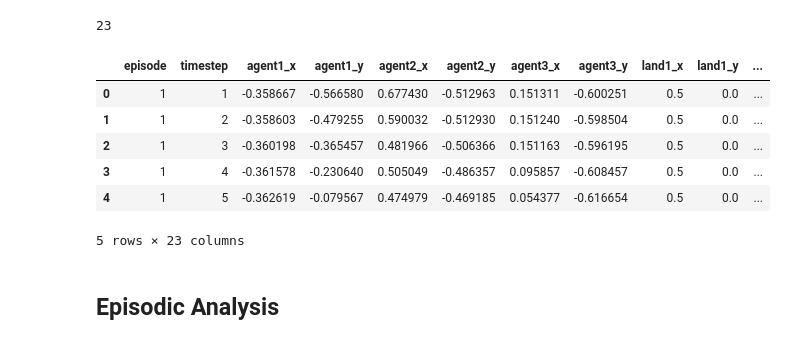
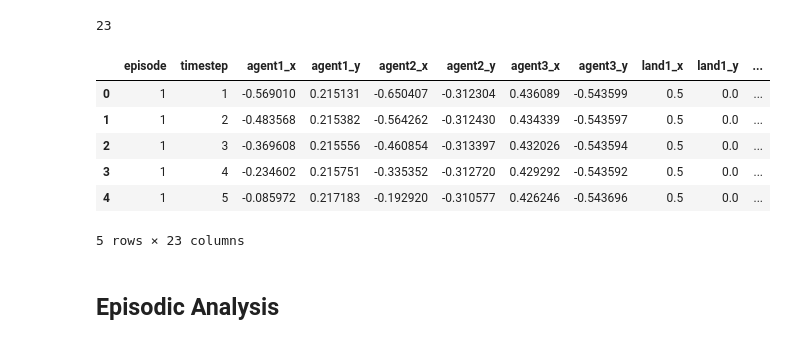
Before and after one commit to hossein-haeri/reward-sharing-relational-networks, a Jupyter notebook: maddpg/experiments/visualize_test_stats.ipynb, the cells around one changed output. Cells and saved outputs as stored; diff of their text form; code cells hidden in the pictures.

```diff
--- a/maddpg/experiments/visualize_test_stats.ipynb
+++ b/maddpg/experiments/visualize_test_stats.ipynb
@@ -7,6 +8,6 @@ import pickle
 # %%
 # import pickle file from ./test_policy/test_trajectory.pkl
-with open('./test_policy/test_fully-connected_03/test_trajectory.pkl', 'rb') as f:
+with open('./test_policy/test_fully-connected_10/test_trajectory.pkl', 'rb') as f:
     trajectories = pickle.load(f)
 
 episode = 20
@@ -39,38 +40,38 @@ for trajectory in trajectories:
 print(len(trajectory[0]))
 
 # trajectories is a list of trajectories. Where each trajectory is a list of:
 # [timestep, agent1_x, agent1_y, agent2_x, agent2_y, agent3_x, agent3_y, landmark1_x, landmark1_y, landmark2_x, landmark2_y, landmark3_x, landmark3_y, reward_1, reward_2, reward_3]
 # convert trajectories to pd dataframe with columns: episode, timestep, agent1_x, agent1_y, agent2_x, agent2_y, agent3_x, agent3_y, reward_1, reward_2, reward_3
 # Flatten the nested list
 flattened_data = [tup for trajectory in trajectories for tup in trajectory]
 # Convert to DataFrame
 df = pd.DataFrame(flattened_data, columns=[ 'episode', 'timestep',
                                             'agent1_x', 'agent1_y',
                                             'agent2_x', 'agent2_y',
                                             'agent3_x', 'agent3_y',
                                             'land1_x', 'land1_y',
                                             'land2_x', 'land2_y',
                                             'land3_x', 'land3_y',
                                             'reward_1', 'reward_2', 'reward_3',
                                             'agent1_cum_reward', 'agent2_cum_reward', 'agent3_cum_reward',
                                             'agent1_dist', 'agent2_dist', 'agent3_dist'])
 
 
 
 BLUE = [0, 0.4470, 0.7410]
 RED = [0.8500, 0.3250, 0.0980]
 YELLOW = [0.929, 0.6940, 0.1250]
 
 
 df.head()
 # %% [output]
 23
 |  | episode | timestep | agent1_x | agent1_y | agent2_x | agent2_y | agent3_x | agent3_y | land1_x | land1_y | ... |
-| 0 | 1 | 1 | -0.358667 | -0.566580 | 0.677430 | -0.512963 | 0.151311 | -0.600251 | 0.5 | 0.0 | ... |
-| 1 | 1 | 2 | -0.358603 | -0.479255 | 0.590032 | -0.512930 | 0.151240 | -0.598504 | 0.5 | 0.0 | ... |
-| 2 | 1 | 3 | -0.360198 | -0.365457 | 0.481966 | -0.506366 | 0.151163 | -0.596195 | 0.5 | 0.0 | ... |
-| 3 | 1 | 4 | -0.361578 | -0.230640 | 0.505049 | -0.486357 | 0.095857 | -0.608457 | 0.5 | 0.0 | ... |
-| 4 | 1 | 5 | -0.362619 | -0.079567 | 0.474979 | -0.469185 | 0.054377 | -0.616654 | 0.5 | 0.0 | ... |
+| 0 | 1 | 1 | -0.569010 | 0.215131 | -0.650407 | -0.312304 | 0.436089 | -0.543599 | 0.5 | 0.0 | ... |
+| 1 | 1 | 2 | -0.483568 | 0.215382 | -0.564262 | -0.312430 | 0.434339 | -0.543597 | 0.5 | 0.0 | ... |
+| 2 | 1 | 3 | -0.369608 | 0.215556 | -0.460854 | -0.313397 | 0.432026 | -0.543594 | 0.5 | 0.0 | ... |
+| 3 | 1 | 4 | -0.234602 | 0.215751 | -0.335352 | -0.312720 | 0.429292 | -0.543592 | 0.5 | 0.0 | ... |
+| 4 | 1 | 5 | -0.085972 | 0.217183 | -0.192920 | -0.310577 | 0.426246 | -0.543696 | 0.5 | 0.0 | ... |
 5 rows × 23 columns
 # %% [markdown]
 ## Episodic Analysis
```
Also changed, not shown: parts of 3 cells of this notebook, 5 other files.
